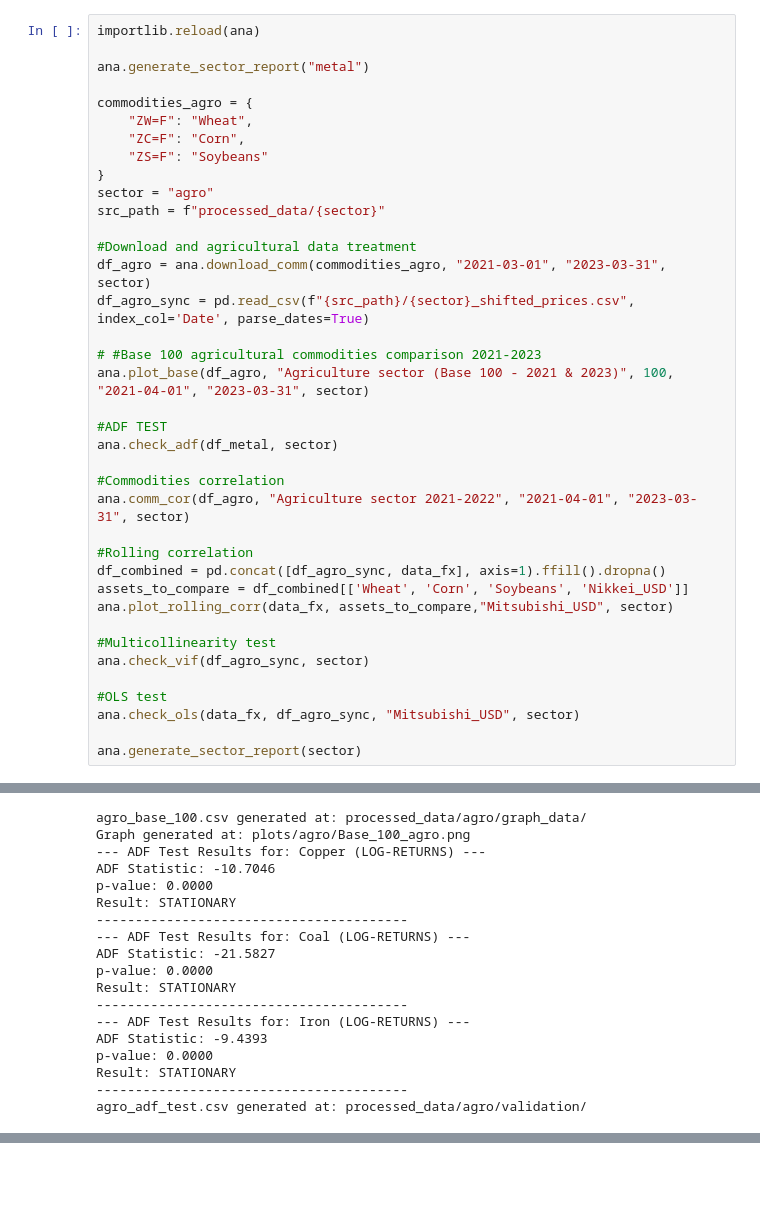
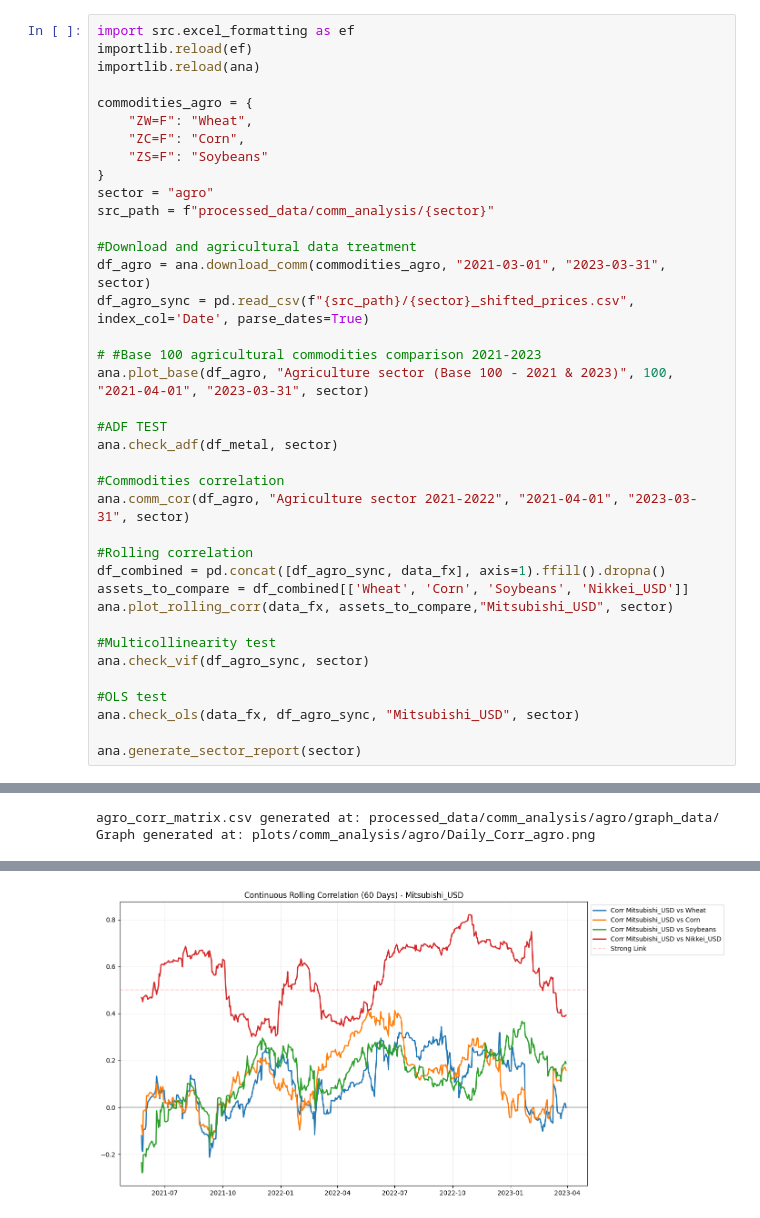
Before and after one commit to vivaso86/MakroMetriks-Insights, a Jupyter notebook: 01_commodity_analysis.ipynb, the cells around one changed output, grey strips where cells are left out. Cells and saved outputs as stored; diff of their text form; blank space fills up the shorter version.

Commit message:
Excel formatting and minor changes in commodity analysis

```diff
--- a/01_commodity_analysis.ipynb
+++ b/01_commodity_analysis.ipynb
@@ -112,7 +113,7 @@ File generated at: /Users/administrador/Documents/GitHub/MakroMetriks-Insights/r
 # %%
+import src.excel_formatting as ef
+importlib.reload(ef)
 importlib.reload(ana)
-
-ana.generate_sector_report("metal")
 
 commodities_agro = {
     "ZW=F": "Wheat",
@@ -120,7 +121,7 @@ commodities_agro = {
     "ZS=F": "Soybeans"
 }
 sector = "agro"
-src_path = f"processed_data/{sector}"
+src_path = f"processed_data/comm_analysis/{sector}"
 
 #Download and agricultural data treatment
 df_agro = ana.download_comm(commodities_agro, "2021-03-01", "2023-03-31", sector)
@@ -155,18 +174,2 @@ agro_prices.csv generated at: processed_data/agro
-agro_base_100.csv generated at: processed_data/agro/graph_data/
-Graph generated at: plots/agro/Base_100_agro.png
---- ADF Test Results for: Copper (LOG-RETURNS) ---
-ADF Statistic: -10.7046
-p-value: 0.0000
-Result: STATIONARY
-----------------------------------------
---- ADF Test Results for: Coal (LOG-RETURNS) ---
-ADF Statistic: -21.5827
-p-value: 0.0000
-Result: STATIONARY
-----------------------------------------
---- ADF Test Results for: Iron (LOG-RETURNS) ---
-ADF Statistic: -9.4393
-p-value: 0.0000
-Result: STATIONARY
-----------------------------------------
-agro_adf_test.csv generated at: processed_data/agro/validation/
+agro_corr_matrix.csv generated at: processed_data/comm_analysis/agro/graph_data/
+Graph generated at: plots/comm_analysis/agro/Daily_Corr_agro.png
@@ -173,0 +176 @@ agro_adf_test.csv generated at: processed_data/agro/validation/
+[figure]
```
Also changed, not shown: parts of 4 cells of this notebook, 2 other files.
